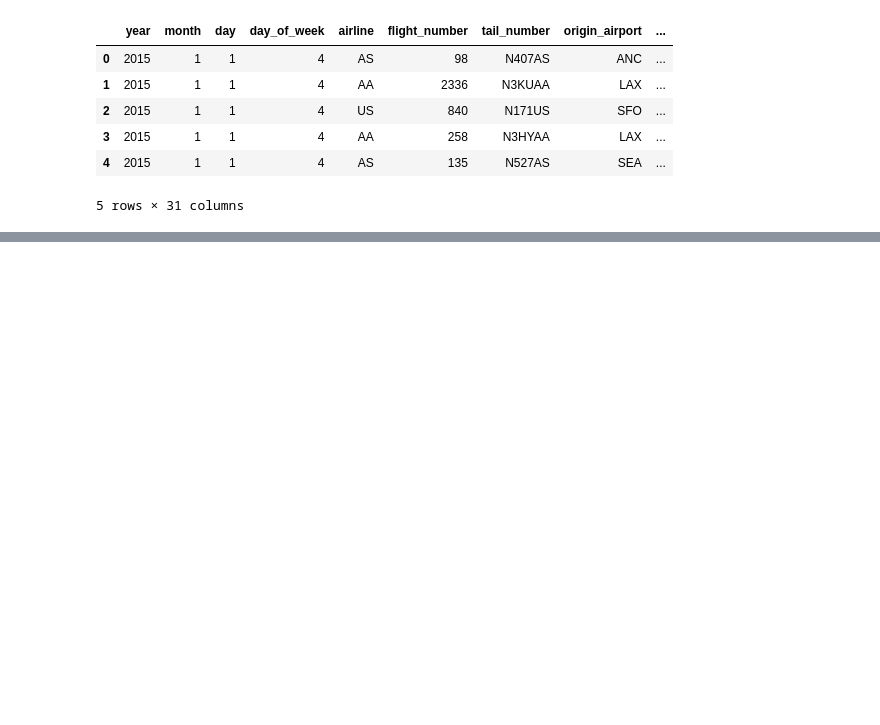
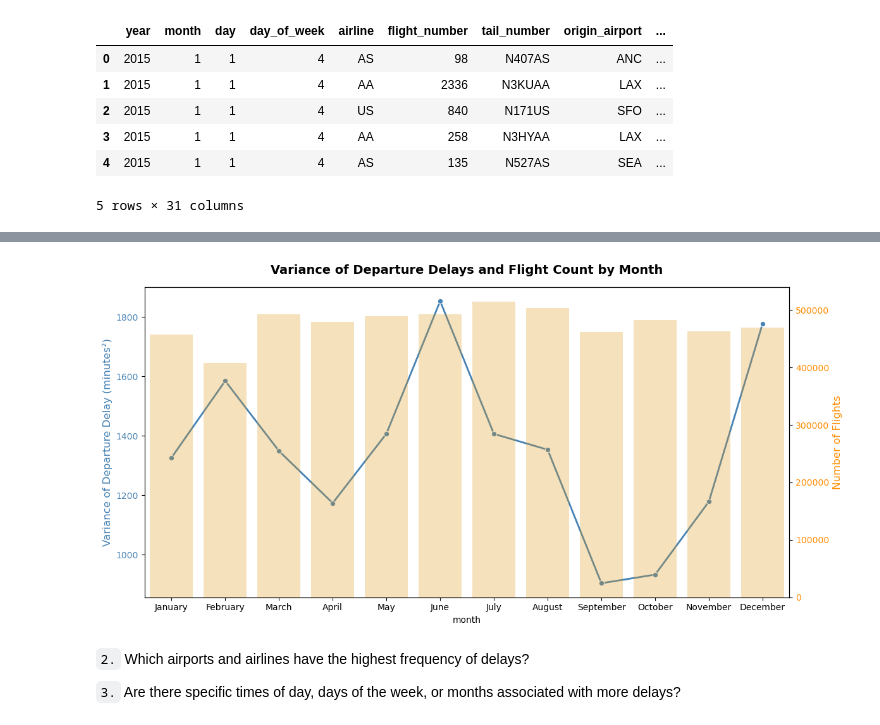
Before and after one commit to GuilhermeDellatin/fiap-machine-learning-tech-challenge-3, a Jupyter notebook: flight-analysis.ipynb, the cells around one changed output, grey strips where cells are left out. Saved outputs shown, nothing was run; the diff lists cells and outputs as text; code cells hidden in the pictures; blank space fills up the shorter version.

```diff
--- a/flight-analysis.ipynb
+++ b/flight-analysis.ipynb
@@ -193,0 +227,56 @@ plt.show()
+# %%
+df_schedules['month'] = df_schedules['scheduled_departure'].dt.month_name()
+monthly_stats = (
+    df_schedules.groupby('month')['dep_delay_min']
+    .agg(['var', 'count'])
+    .reset_index()
+)
+
+month_order = [
+    'January', 'February', 'March', 'April', 'May', 'June',
+    'July', 'August', 'September', 'October', 'November', 'December'
+]
+
+monthly_stats['month'] = pd.Categorical(monthly_stats['month'], categories=month_order, ordered=True)
+monthly_stats = monthly_stats.sort_values('month')
+
+fig, ax1 = plt.subplots(figsize=(12, 6))
+
+# Variance
+sns.lineplot(
+    data=monthly_stats,
+    x='month',
+    y='var',
+    marker='o',
+    color='steelblue',
+    linewidth=2,
+    ax=ax1
+)
+ax1.set_ylabel('Variance of Departure Delay (minutes²)', color='steelblue', fontsize=12)
+ax1.tick_params(axis='y', labelcolor='steelblue')
+
+# Flight count
+ax2 = ax1.twinx()
+sns.barplot(
+    data=monthly_stats,
+    x='month',
+    y='count',
+    alpha=0.3,
+    color='orange',
+    ax=ax2
+)
+ax2.set_ylabel('Number of Flights', color='darkorange', fontsize=12)
+ax2.tick_params(axis='y', labelcolor='darkorange')
+
+plt.title('Variance of Departure Delays and Flight Count by Month', fontsize=14, fontweight='bold', pad=15)
+plt.xlabel('Month', fontsize=12)
+plt.grid(axis='x', linestyle='--', alpha=0.4)
+plt.tight_layout()
+plt.show()
+# %% [output]
+[figure, added]
+# %% [markdown]
+`2.` Which airports and airlines have the highest frequency of delays?
+
+
+`3.` Are there specific times of day, days of the week, or months associated with more delays?
```
Also changed, not shown: parts of 20 cells of this notebook, 1 other file.
